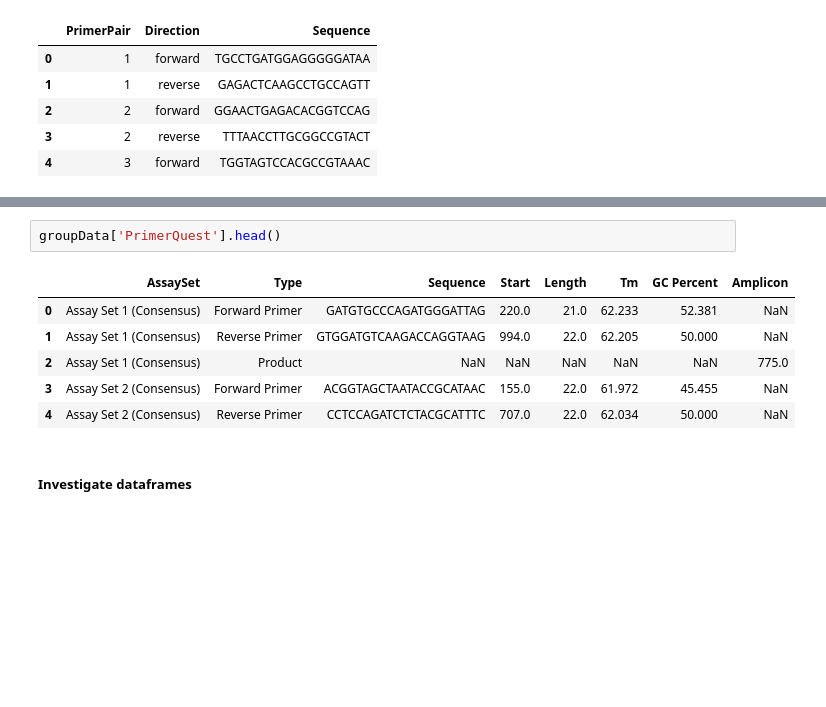
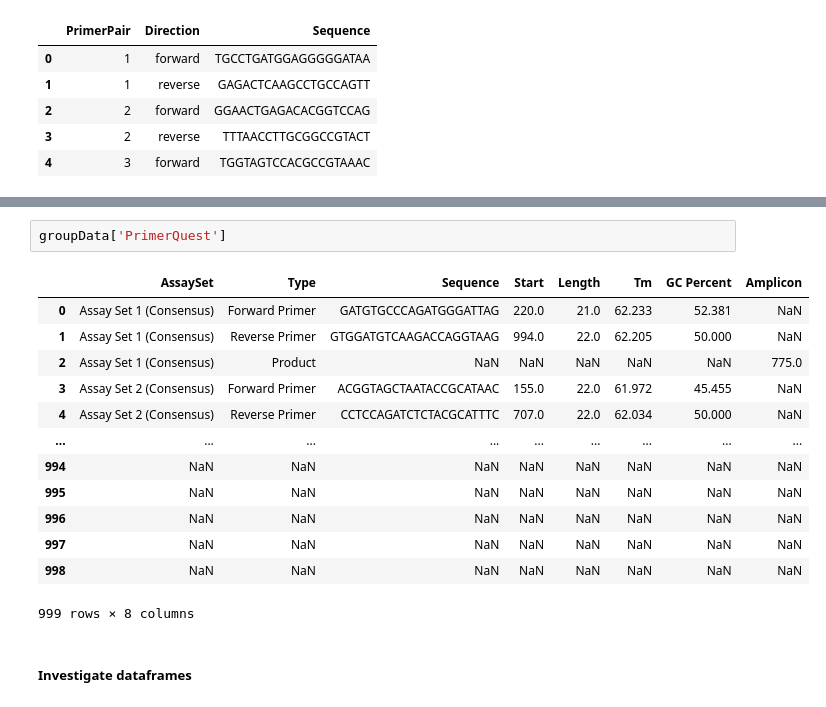
Before and after one commit to Zephyr709/3550-Bioinformatics, a Jupyter notebook: project/primerAnalysis.ipynb, the cells around one changed output, grey strips where cells are left out. Cells and saved outputs as stored; diff of their text form; blank space fills up the shorter version.

```diff
--- a/project/primerAnalysis.ipynb
+++ b/project/primerAnalysis.ipynb
@@ -145,14 +218,21 @@ groupData['PrimerBlast'].head()
 | 3 | 4 | TTCGATGCAACGCGAAGAAC | Plus | 20.0 | 961.0 | ... |
 | 4 | 5 | TCGTCAGCTCGTGTTGTGAA | Plus | 20.0 | 1063.0 | ... |
 # %%
-groupData['PrimerQuest'].head()
+groupData['PrimerQuest']
 # %% [output]
 |  | AssaySet | Type | Sequence | Start | Length | Tm | GC Percent | Amplicon |
 | 0 | Assay Set 1 (Consensus) | Forward Primer | GATGTGCCCAGATGGGATTAG | 220.0 | 21.0 | 62.233 | 52.381 | NaN |
 | 1 | Assay Set 1 (Consensus) | Reverse Primer | GTGGATGTCAAGACCAGGTAAG | 994.0 | 22.0 | 62.205 | 50.000 | NaN |
 | 2 | Assay Set 1 (Consensus) | Product | NaN | NaN | NaN | NaN | NaN | 775.0 |
 | 3 | Assay Set 2 (Consensus) | Forward Primer | ACGGTAGCTAATACCGCATAAC | 155.0 | 22.0 | 61.972 | 45.455 | NaN |
 | 4 | Assay Set 2 (Consensus) | Reverse Primer | CCTCCAGATCTCTACGCATTTC | 707.0 | 22.0 | 62.034 | 50.000 | NaN |
+| ... | ... | ... | ... | ... | ... | ... | ... | ... |
+| 994 | NaN | NaN | NaN | NaN | NaN | NaN | NaN | NaN |
+| 995 | NaN | NaN | NaN | NaN | NaN | NaN | NaN | NaN |
+| 996 | NaN | NaN | NaN | NaN | NaN | NaN | NaN | NaN |
+| 997 | NaN | NaN | NaN | NaN | NaN | NaN | NaN | NaN |
+| 998 | NaN | NaN | NaN | NaN | NaN | NaN | NaN | NaN |
+999 rows × 8 columns
 # %% [markdown]
 ##### Investigate dataframes
 # %%
```
Also changed, not shown: parts of 6 cells of this notebook.
